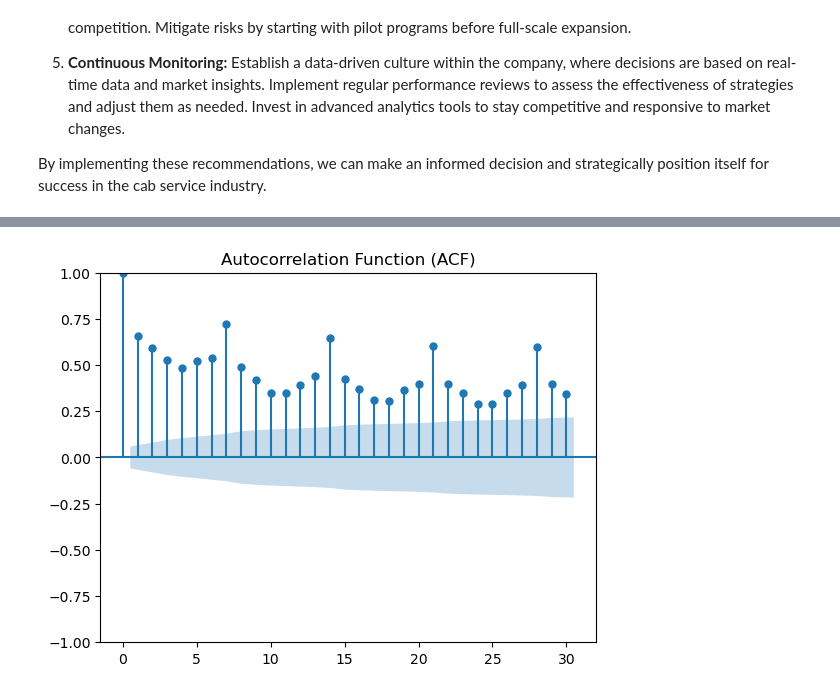
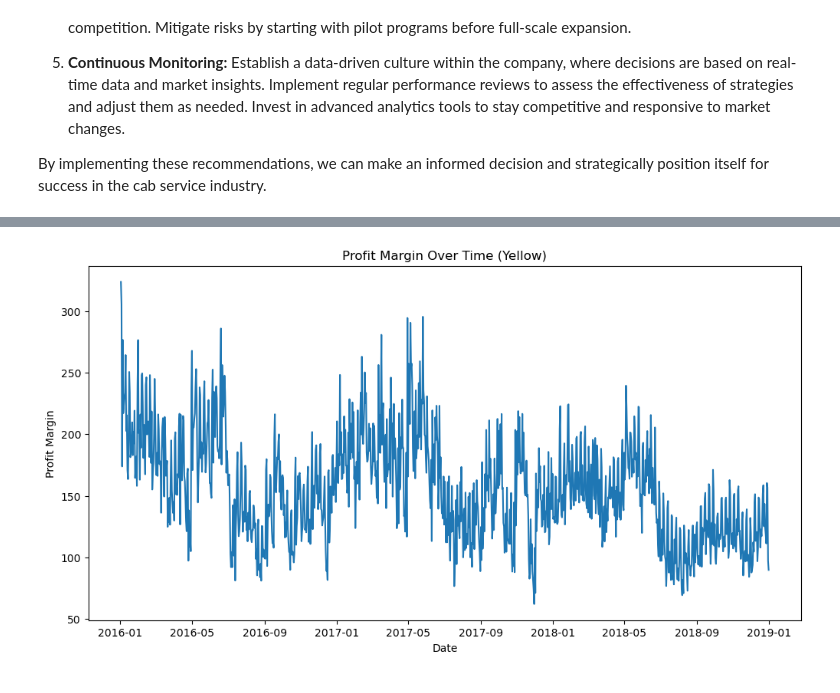
Before and after one commit to dylanxlam/cab_industry_investment_research, a Jupyter notebook: exploratory_data_analysis.ipynb, the cells around one changed output, grey strips where cells are left out. Cells and saved outputs as stored; diff of their text form; code cells hidden in the pictures.

Commit message:
continue forecast work

```diff
--- a/exploratory_data_analysis.ipynb
+++ b/exploratory_data_analysis.ipynb
@@ -120,9 +119,6 @@ Merged Cab and Transaction Data:
 # %%
 
 # Task 1: Load and Perform Initial EDA
-
-# Load Cab Data
-cab_data = pd.read_csv("Cab_Data.csv")
 
 # Display basic statistics
 print("Basic Statistics of Cab Data:")
@@ -644,70 +613,109 @@ master_data['Date of Travel'] = pd.to_datetime(master_data['Date of Travel'], fo
 # %%
-import pandas as pd
 import matplotlib.pyplot as plt
 import statsmodels.api as sm
 from statsmodels.graphics.tsaplots import plot_acf, plot_pacf
 
 
 # Convert 'Date of Travel' to a datetime object
-master_data['Date of Travel'] = pd.to_datetime(master_data['Date of Travel'])
+master_data['Date of Travel'] = pd.to_datetime(master_data['Date of Travel'], format='%Y-%m-%d')
+pink_data = master_data[master_data['Company'] == 'Pink Cab']
+yellow_data = master_data[master_data['Company'] == 'Yellow Cab']
 
 # Set 'Date of Travel' as the index
-master_data.set_index('Date of Travel', inplace=True)
+pink_data.set_index('Date of Travel', inplace=True)
+yellow_data.set_index('Date of Travel', inplace=True)
 
 # Select only the numeric columns for resampling
 numeric_cols = ['KM Travelled', 'Price Charged', 'Cost of Trip', 'Price per KM', 'Profit', 'Income (USD/Month)']
-master_data_numeric = master_data[numeric_cols]
+pink_data_numeric = pink_data[numeric_cols]
+yellow_data_numeric = yellow_data[numeric_cols]
 
 # Resample data to a daily frequency (assuming your data is not already daily)
-master_data_numeric = master_data_numeric.resample('D').mean()
+pink_data_numeric = pink_data_numeric.resample('D').mean()
+yellow_data_numeric = yellow_data_numeric.resample('D').mean()
 
 # Extract the 'Profit_Margin' column as the target variable
-profit_margin = master_data_numeric['Profit']
+profit_margin_pink = pink_data_numeric['Profit']
+profit_margin_yellow = yellow_data_numeric['Profit']
 
 # Perform data exploration and visualization (optional)
 # For example, you can plot the time series data
 plt.figure(figsize=(12, 6))
-plt.plot(profit_margin)
-plt.title('Profit Margin Over Time')
+plt.plot(profit_margin_pink)
+plt.title('Profit Margin Over Time (Pink)')
+plt.xlabel('Date')
+plt.ylabel('Profit Margin')
+plt.show()
+
+plt.figure(figsize=(12, 6))
+plt.plot(profit_margin_yellow)
+plt.title('Profit Margin Over Time (Yellow)')
 plt.xlabel('Date')
 plt.ylabel('Profit Margin')
 plt.show()
 
 # Check for autocorrelation and partial autocorrelation
-plot_acf(profit_margin, lags=30)
-plt.title('Autocorrelation Function (ACF)')
+plot_acf(profit_margin_pink, lags=30)
+plt.title('Autocorrelation Function (ACF) (Pink)')
 plt.show()
 
-plot_pacf(profit_margin, lags=30)
-plt.title('Partial Autocorrelation Function (PACF)')
+plot_acf(profit_margin_yellow, lags=30)
+plt.title('Autocorrelation Function (ACF) (Yellow)')
+plt.show()
+
+plot_pacf(profit_margin_pink, lags=30)
+plt.title('Partial Autocorrelation Function (PACF) (Pink)')
+plt.show()
+
+plot_pacf(profit_margin_yellow, lags=30)
+plt.title('Partial Autocorrelation Function (PACF) (Yellow)')
 plt.show()
 
 # Fit an ARIMA model
 # You may need to adjust the order (p, d, q) based on ACF and PACF plots
 p, d, q = 1, 1, 1
-model = sm.tsa.ARIMA(profit_margin, order=(p, d, q))
-model_fit = model.fit()
+pink_model = sm.tsa.ARIMA(profit_margin_pink, order=(p, d, q))
+model_fit = pink_model.fit()
+
+yellow_model = sm.tsa.ARIMA(profit_margin_yellow, order=(p, d, q))
+model_fit = yellow_model.fit()
 
 # Generate forecasts
 forecast_steps = 30  # Adjust the number of forecasted days as needed
 forecast = model_fit.forecast(steps=forecast_steps)
 
 # Create a date range for the forecasted period
-forecast_index = pd.date_range(start=profit_margin.index[-1], periods=forecast_steps)
+pink_forecast_index = pd.date_range(start=profit_margin_pink.index[-1], periods=forecast_steps)
+yellow_forecast_index = pd.date_range(start=profit_margin_yellow.index[-1], periods=forecast_steps)
 
 # Create a DataFrame for the forecast
-forecast_df = pd.DataFrame({'Forecast': forecast}, index=forecast_index)
+pink_forecast_df = pd.DataFrame({'Forecast': forecast}, index=pink_forecast_index)
+yellow_forecast_df = pd.DataFrame({'Forecast': forecast}, index=yellow_forecast_index)
 
 # Plot the original data and the forecast
 plt.figure(figsize=(12, 6))
-plt.plot(profit_margin, label='Original Data')
-plt.plot(forecast_df, label='Forecast', linestyle='--', color='orange')
-plt.title('Profit Margin Forecast')
+plt.plot(profit_margin_pink, label='Original Data')
+plt.plot(pink_forecast_df, label='Forecast', linestyle='--', color='orange')
+plt.title('Profit Margin Forecast (Pink)')
+plt.xlabel('Date')
+plt.ylabel('Profit Margin')
+plt.legend()
+plt.show()
+
+# Plot the original data and the forecast
+plt.figure(figsize=(12, 6))
+plt.plot(profit_margin_yellow, label='Original Data')
+plt.plot(yellow_forecast_df, label='Forecast', linestyle='--', color='orange')
+plt.title('Profit Margin Forecast (Yellow)')
 plt.xlabel('Date')
 plt.ylabel('Profit Margin')
 plt.legend()
 plt.show()
 
 # Display the forecast DataFrame
-print(forecast_df)
+print(pink_forecast_df)
+print()
+print()
+print()
+print(yellow_forecast_df)
 # %% [output]
@@ -715 +723 @@ print(forecast_df)
-[figure, old version]
+[figure, new version]
```
Also changed, not shown: parts of 20 cells of this notebook, 1 other file.
